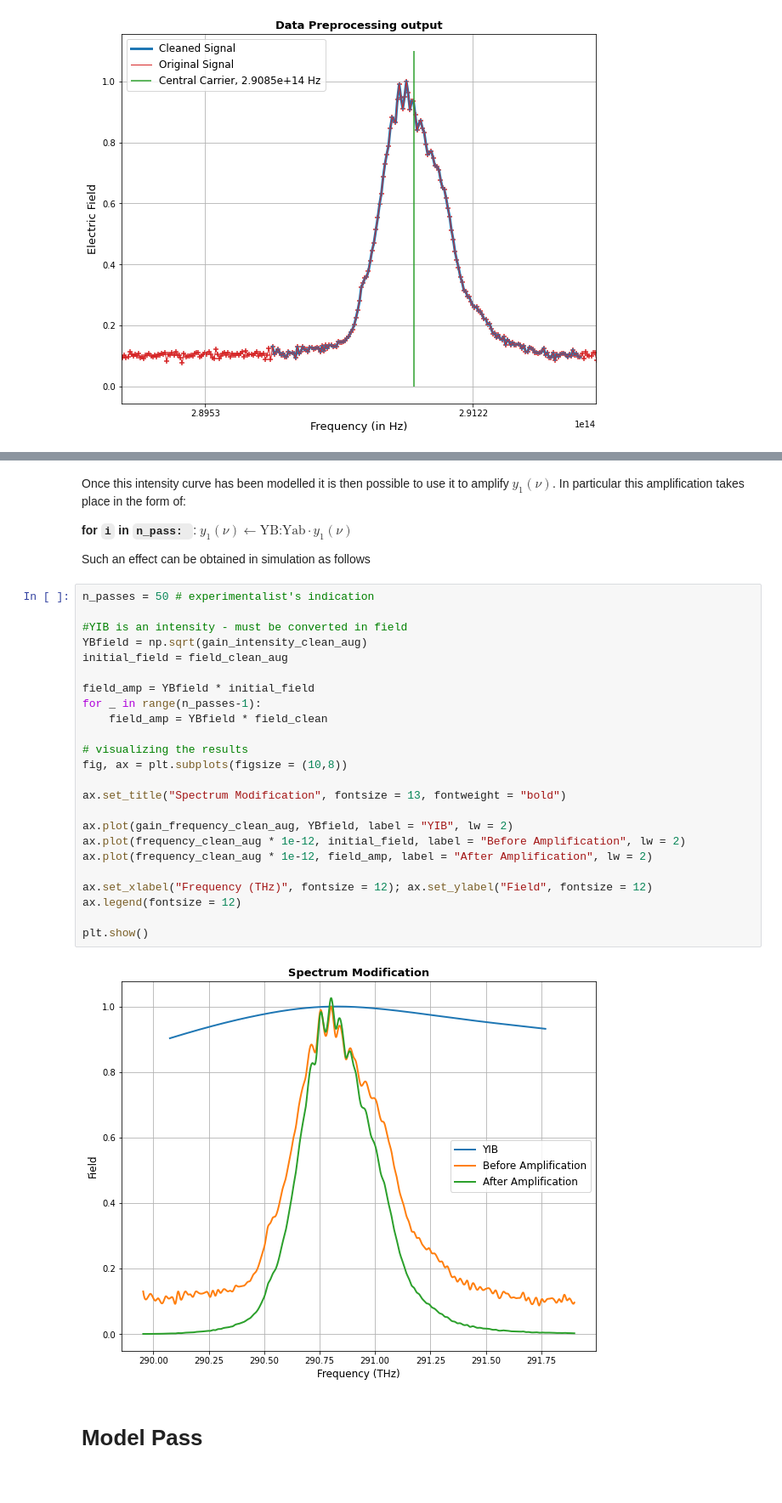
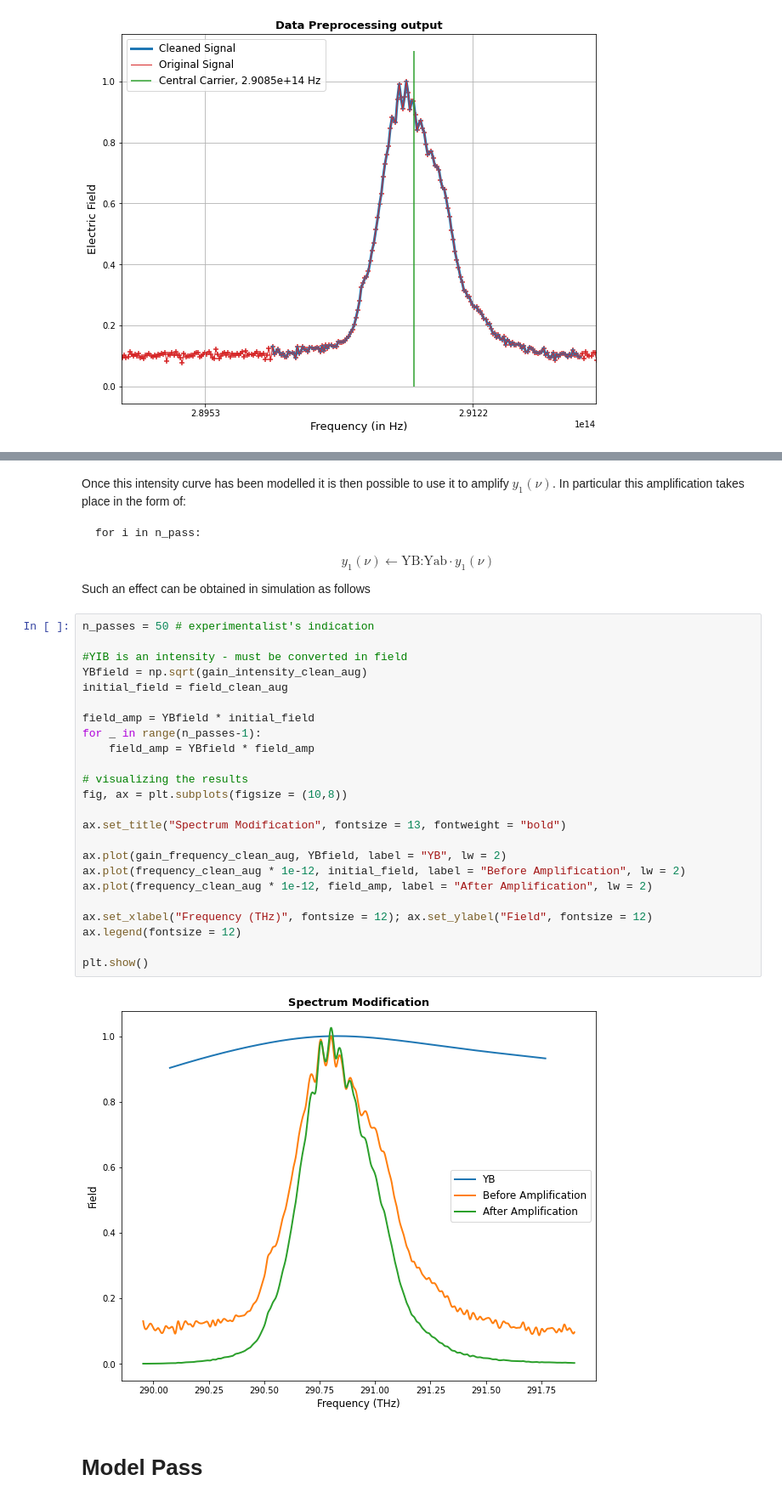
Before and after one commit to fracapuano/TempoRL, a Jupyter notebook: notebooks/SemiPhysicalModel_v1.ipynb, the cells around one changed output, grey strips where cells are left out. Shown at 85% size. Drawn from its saved outputs; the diff is of its cells as text.

```diff
--- a/notebooks/SemiPhysicalModel_v1.ipynb
+++ b/notebooks/SemiPhysicalModel_v1.ipynb
@@ -225,35 +225,35 @@ plt.show()
 # %% [markdown]
 Once this intensity curve has been modelled it is then possible to use it to amplify $y_1(\nu)$. In particular this amplification takes place in the form of:
 
-**for `i` in `n_pass: `**:
-    $y_1(\nu) \leftarrow \text{YB:Yab} \cdot y_1(\nu)$
+    for i in n_pass:
+$$y_1(\nu) \leftarrow \text{YB:Yab} \cdot y_1(\nu)$$
 
 Such an effect can be obtained in simulation as follows
 # %%
 n_passes = 50 # experimentalist's indication
 
 #YIB is an intensity - must be converted in field
 YBfield = np.sqrt(gain_intensity_clean_aug)
 initial_field = field_clean_aug
 
 field_amp = YBfield * initial_field
 for _ in range(n_passes-1):
-    field_amp = YBfield * field_clean
+    field_amp = YBfield * field_amp
 
 # visualizing the results
 fig, ax = plt.subplots(figsize = (10,8))
 
 ax.set_title("Spectrum Modification", fontsize = 13, fontweight = "bold")
 
-ax.plot(gain_frequency_clean_aug, YBfield, label = "YIB", lw = 2)
+ax.plot(gain_frequency_clean_aug, YBfield, label = "YB", lw = 2)
 ax.plot(frequency_clean_aug * 1e-12, initial_field, label = "Before Amplification", lw = 2)
 ax.plot(frequency_clean_aug * 1e-12, field_amp, label = "After Amplification", lw = 2)
 
 ax.set_xlabel("Frequency (THz)", fontsize = 12); ax.set_ylabel("Field", fontsize = 12)
 ax.legend(fontsize = 12)
 
 plt.show()
 # %% [output]
-[figure, old version]
+[figure, new version]
 # %% [markdown]
 # Model Pass
```
Also changed, not shown: parts of 6 cells of this notebook.
